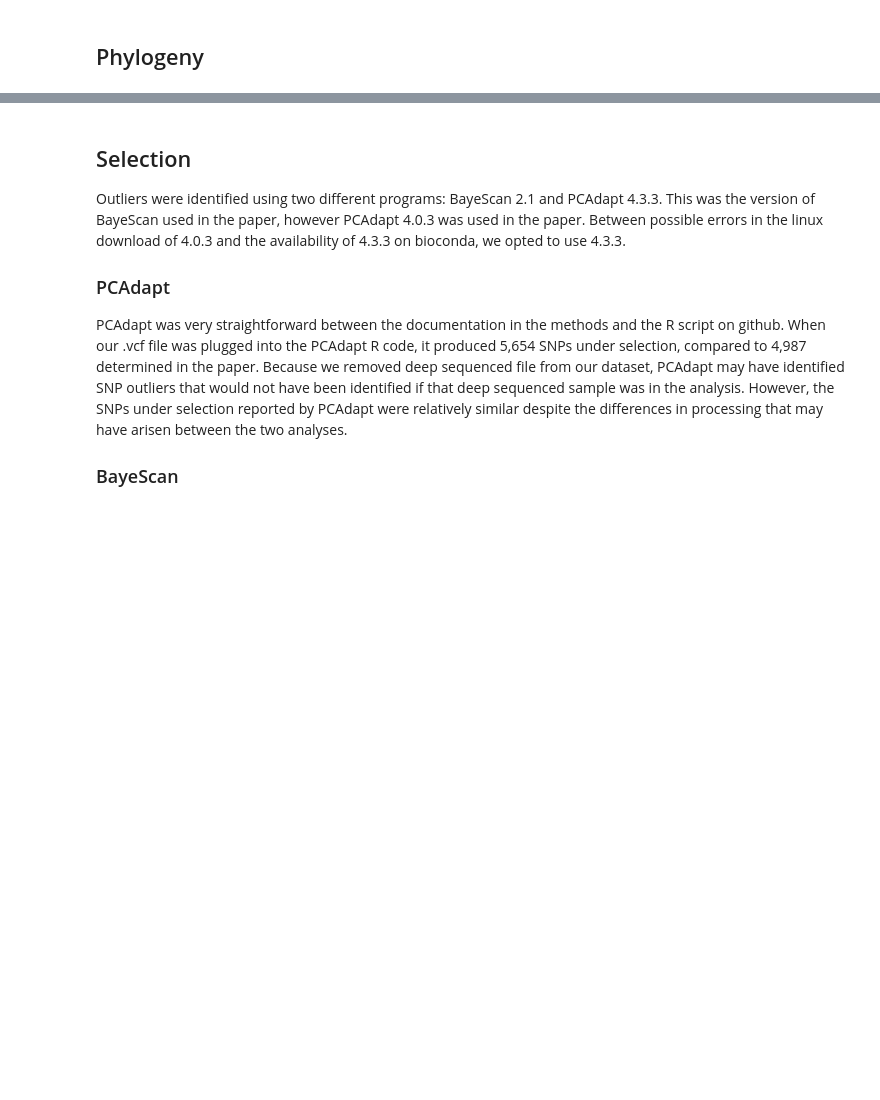
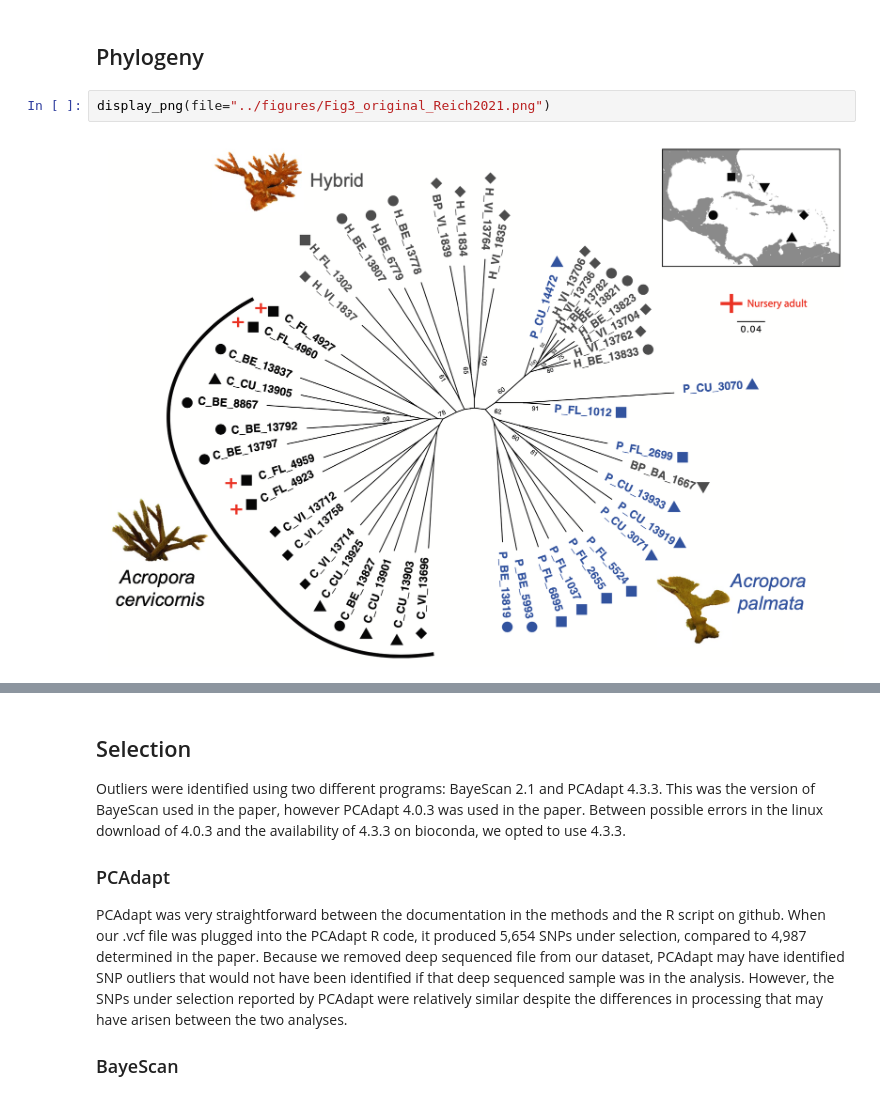
Before and after one commit to jbweinstock/dino_popgen, a Jupyter notebook: jupyter-notebooks/dino_popgen_final_writeup.ipynb, the cells around one changed output, grey strips where cells are left out. Cells and saved outputs as stored; diff of their text form; blank space fills up the shorter version.

```diff
--- a/jupyter-notebooks/dino_popgen_final_writeup.ipynb
+++ b/jupyter-notebooks/dino_popgen_final_writeup.ipynb
@@ -9,2 +28,6 @@
 # %% [markdown]
 ## Phylogeny
+# %%
+display_png(file="../figures/Fig3_original_Reich2021.png")
+# %% [output]
+[figure, added]
```
Also changed, not shown: parts of 11 cells of this notebook.
